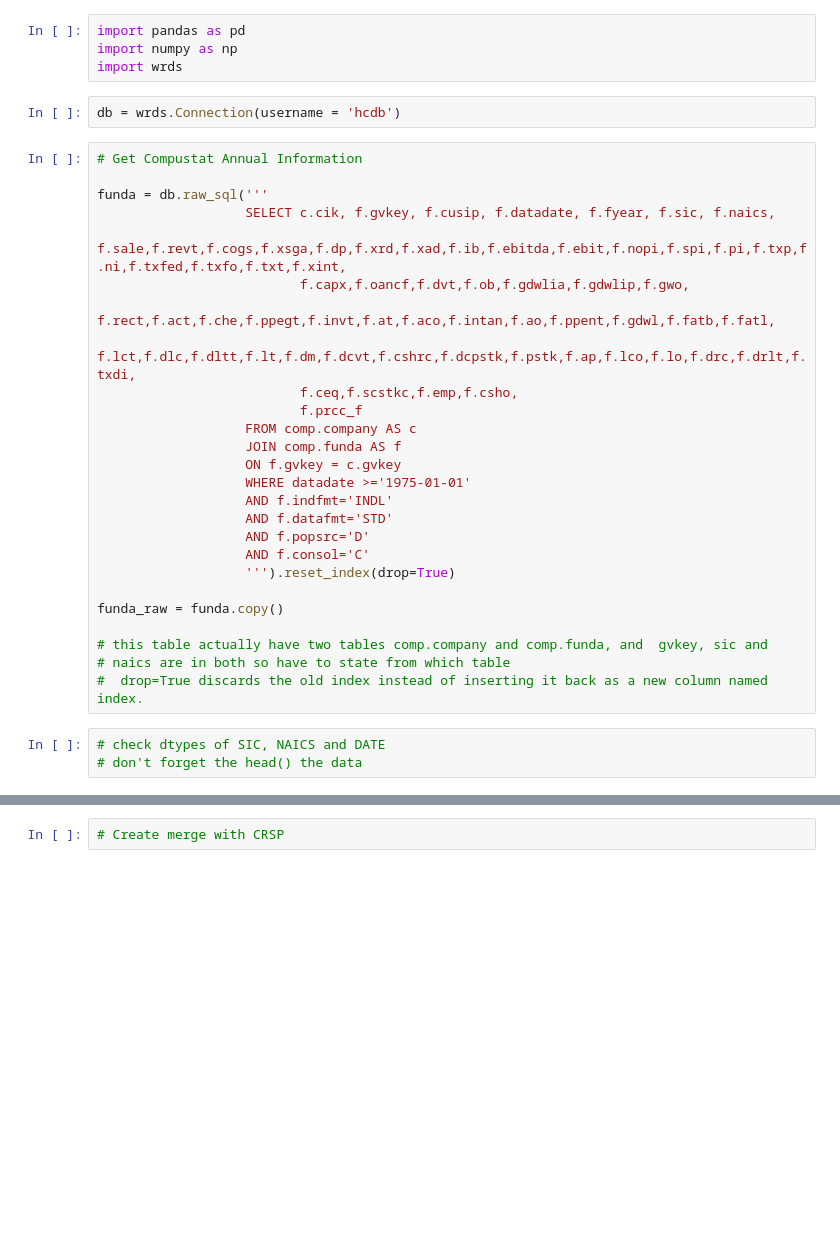
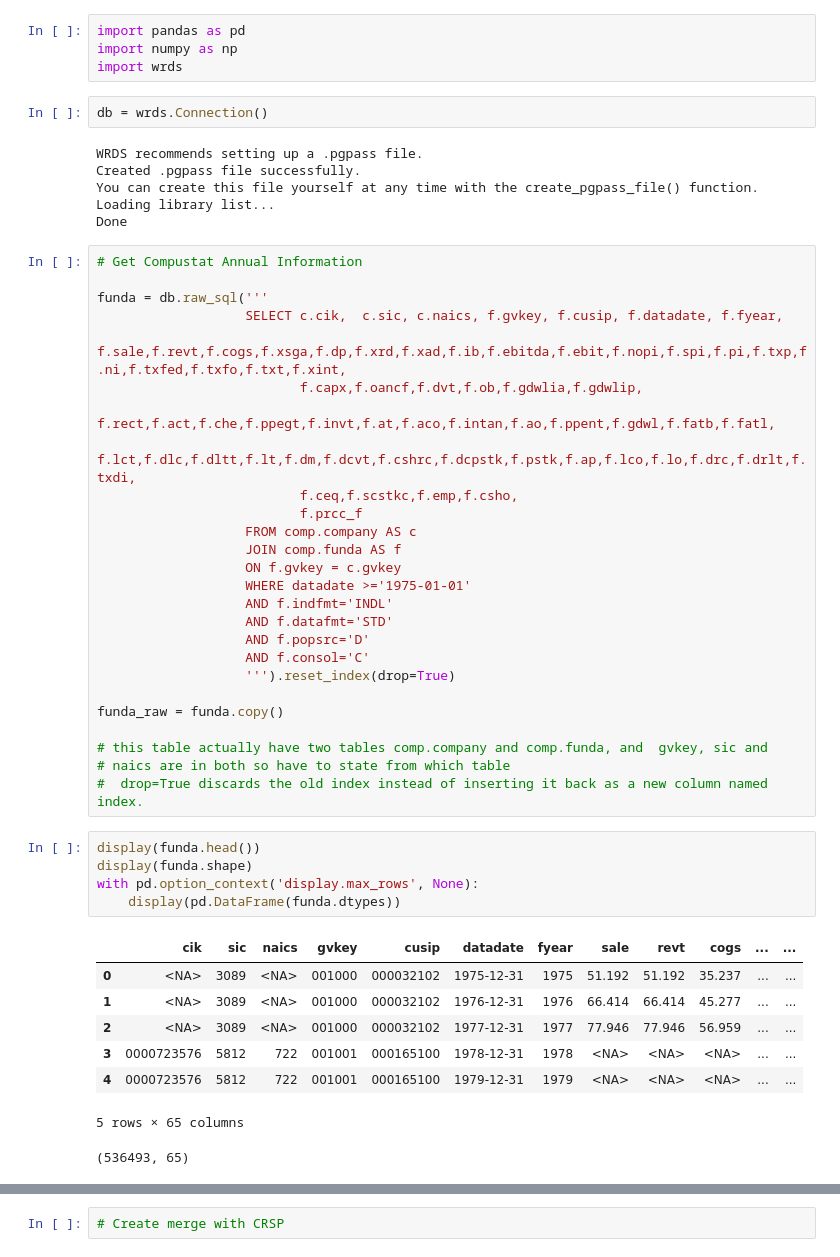
Before and after one commit to emilefnd/GKX-ML-Asset-Pricing-Python, a Jupyter notebook: Code/code 2.ipynb, the cells around one changed output, grey strips where cells are left out. Saved outputs shown, nothing was run; the diff lists cells and outputs as text; blank space fills up the shorter version.

```diff
--- a/Code/code 2.ipynb
+++ b/Code/code 2.ipynb
@@ -3,14 +3,20 @@ import pandas as pd
 import numpy as np
 import wrds
 # %%
-db = wrds.Connection(username = 'hcdb')
+db = wrds.Connection()
+# %% [output]
+WRDS recommends setting up a .pgpass file.
+Created .pgpass file successfully.
+You can create this file yourself at any time with the create_pgpass_file() function.
+Loading library list...
+Done
 # %%
 # Get Compustat Annual Information
 
 funda = db.raw_sql('''
-                   SELECT c.cik, f.gvkey, f.cusip, f.datadate, f.fyear, f.sic, f.naics,
+                   SELECT c.cik,  c.sic, c.naics, f.gvkey, f.cusip, f.datadate, f.fyear,
                           f.sale,f.revt,f.cogs,f.xsga,f.dp,f.xrd,f.xad,f.ib,f.ebitda,f.ebit,f.nopi,f.spi,f.pi,f.txp,f.ni,f.txfed,f.txfo,f.txt,f.xint,
-                          f.capx,f.oancf,f.dvt,f.ob,f.gdwlia,f.gdwlip,f.gwo,
+                          f.capx,f.oancf,f.dvt,f.ob,f.gdwlia,f.gdwlip,
                           f.rect,f.act,f.che,f.ppegt,f.invt,f.at,f.aco,f.intan,f.ao,f.ppent,f.gdwl,f.fatb,f.fatl,
                           f.lct,f.dlc,f.dltt,f.lt,f.dm,f.dcvt,f.cshrc,f.dcpstk,f.pstk,f.ap,f.lco,f.lo,f.drc,f.drlt,f.txdi,
                           f.ceq,f.scstkc,f.emp,f.csho,
@@ -30,6 +36,17 @@ funda_raw = funda.copy()
 # this table actually have two tables comp.company and comp.funda, and  gvkey, sic and
 # naics are in both so have to state from which table
 #  drop=True discards the old index instead of inserting it back as a new column named index.
-# %%
-# check dtypes of SIC, NAICS and DATE
-# don't forget the head() the data
+# %%
+display(funda.head())
+display(funda.shape)
+with pd.option_context('display.max_rows', None):
+    display(pd.DataFrame(funda.dtypes))
+# %% [output]
+|  | cik | sic | naics | gvkey | cusip | datadate | fyear | sale | revt | cogs | ... | ... |
+| 0 | <NA> | 3089 | <NA> | 001000 | 000032102 | 1975-12-31 | 1975 | 51.192 | 51.192 | 35.237 | ... | ... |
+| 1 | <NA> | 3089 | <NA> | 001000 | 000032102 | 1976-12-31 | 1976 | 66.414 | 66.414 | 45.277 | ... | ... |
+| 2 | <NA> | 3089 | <NA> | 001000 | 000032102 | 1977-12-31 | 1977 | 77.946 | 77.946 | 56.959 | ... | ... |
+| 3 | 0000723576 | 5812 | 722 | 001001 | 000165100 | 1978-12-31 | 1978 | <NA> | <NA> | <NA> | ... | ... |
+| 4 | 0000723576 | 5812 | 722 | 001001 | 000165100 | 1979-12-31 | 1979 | <NA> | <NA> | <NA> | ... | ... |
+5 rows × 65 columns
+(536493, 65)
```
Also changed, not shown: parts of 4 cells of this notebook.
